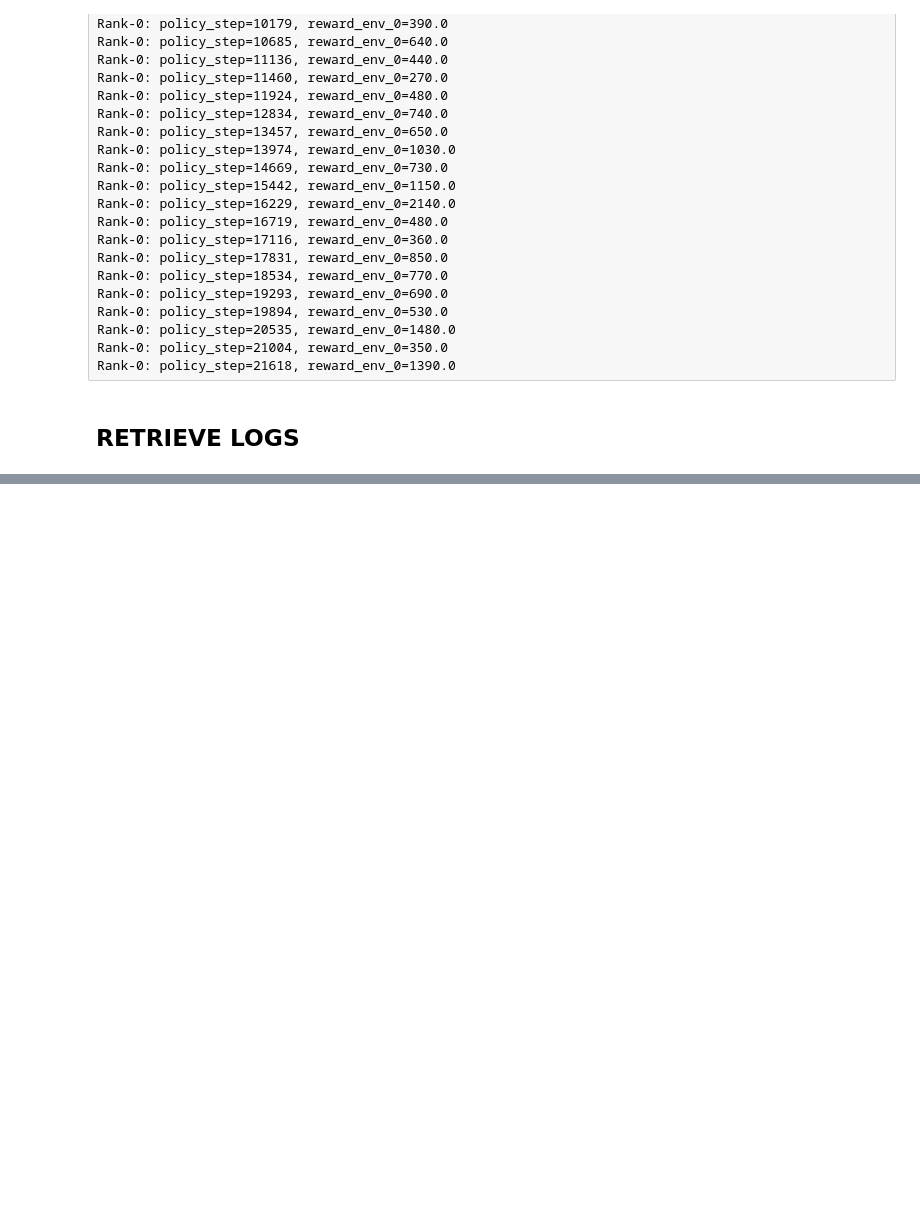
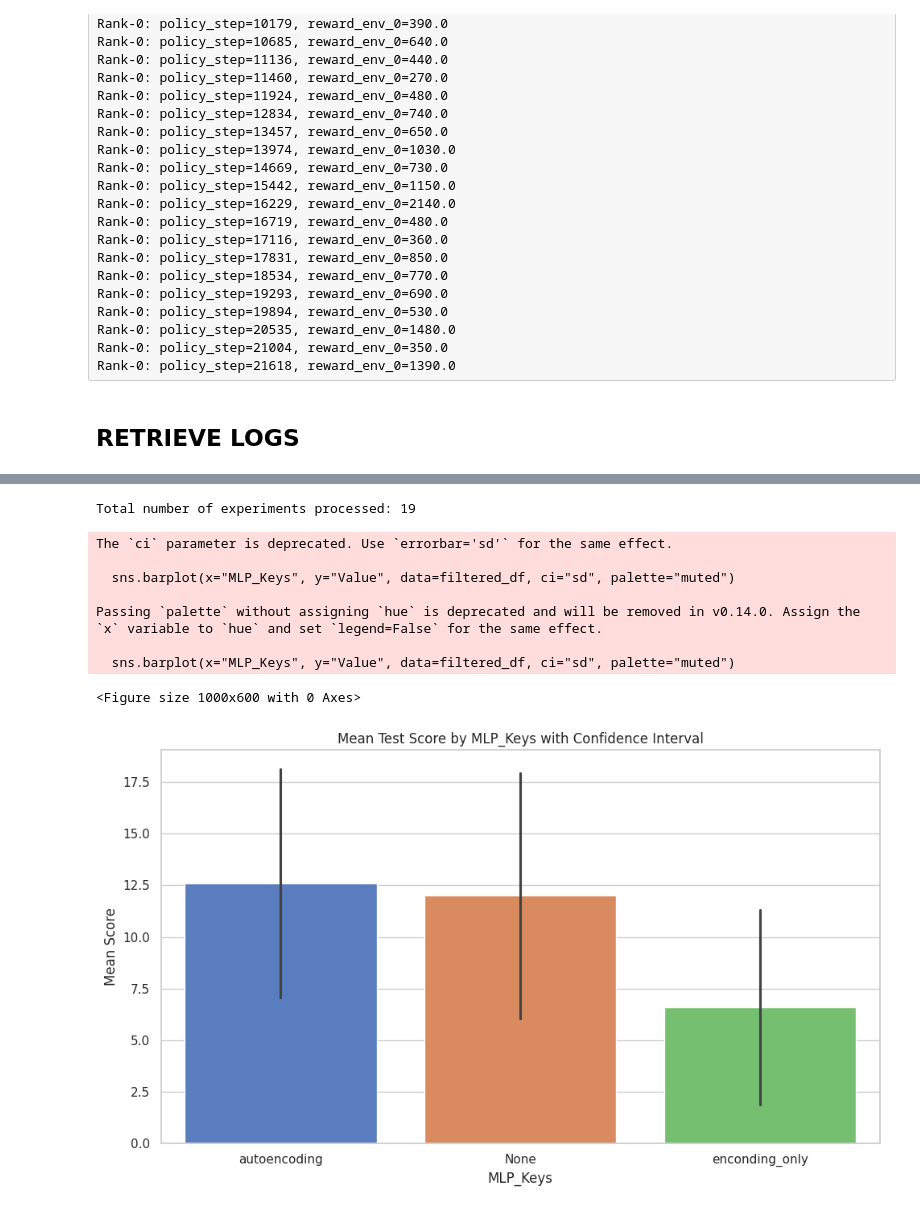
Before and after one commit to TheBlueHawk/sheeprl, a Jupyter notebook: test.ipynb, the cells around one changed output, grey strips where cells are left out. Drawn from its saved outputs; the diff is of its cells as text; code cells hidden in the pictures; blank space fills up the shorter version.

```diff
--- a/test.ipynb
+++ b/test.ipynb
@@ -276,6 +281,38 @@ def update_viz(path):
     if not os.path.exists(f'viz/{env_id}'):
         os.makedirs(f'viz/{env_id}')
     create_viz(all_experiments_df, env_id)
+# %%
+all_experiments_df = process_all_experiments(base_dir)
+
+sns.set_theme(style="whitegrid")
+# Plot bar plot of Test/cumulative_reward grouped by MLP_Keys, show mean and confidence interval
+plt.figure(figsize=(10, 6))
+filtered_df = all_experiments_df[(all_experiments_df['Metric']=='Test/cumulative_reward') & (all_experiments_df['Train_Every'] == 8) & (all_experiments_df['Model_Size'] == 'S') & (all_experiments_df['Env_Target'] == 'ocatari')]
+filtered_df = filtered_df.drop(columns=['Env_Target', 'Run_ID', 'Metric', 'Model_Size', 'Train_Every', 'Seed', 'Step'])
+sns.set_style("whitegrid")
+
+# Create a bar plot showing the mean score grouped by MLP_Keys
+# Seaborn automatically calculates the confidence interval (95% by default)
+# and adds it as error bars
+plt.figure(figsize=(10, 6))
+sns.barplot(x="MLP_Keys", y="Value", data=filtered_df, ci="sd", palette="muted")
+
+plt.title('Mean Test Score by MLP_Keys with Confidence Interval')
+plt.xlabel('MLP_Keys')
+plt.ylabel('Mean Score')
+plt.tight_layout()  # Adjust layout to make room for the rotated x-labels
+plt.show()
+# %% [output]
+Total number of experiments processed: 19
+The `ci` parameter is deprecated. Use `errorbar='sd'` for the same effect.
+
+  sns.barplot(x="MLP_Keys", y="Value", data=filtered_df, ci="sd", palette="muted")
+
+Passing `palette` without assigning `hue` is deprecated and will be removed in v0.14.0. Assign the `x` variable to `hue` and set `legend=False` for the same effect.
+
+  sns.barplot(x="MLP_Keys", y="Value", data=filtered_df, ci="sd", palette="muted")
+<Figure size 1000x600 with 0 Axes>
+[figure, added]
 # %%
 update_viz(base_dir)
 # %% [output]
```
Also changed, not shown: parts of 4 cells of this notebook, 2 other files.
